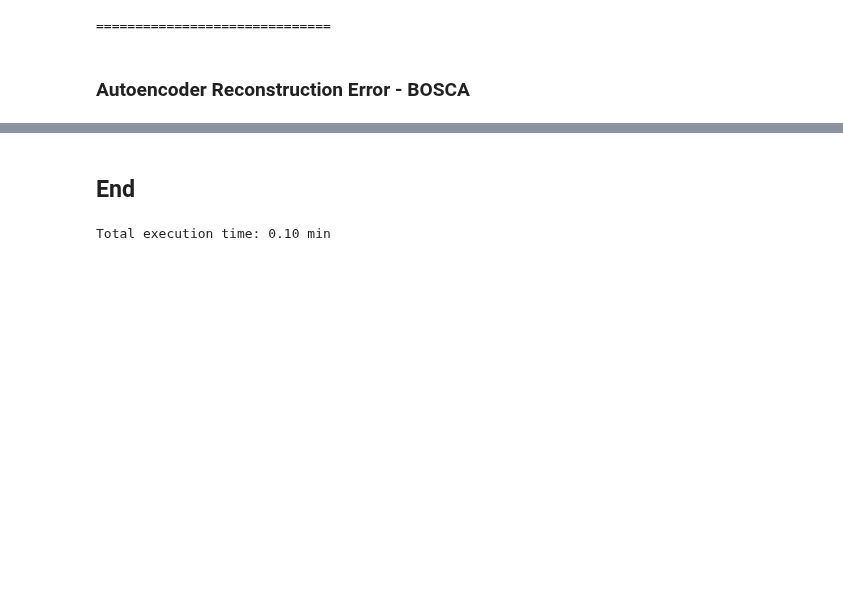
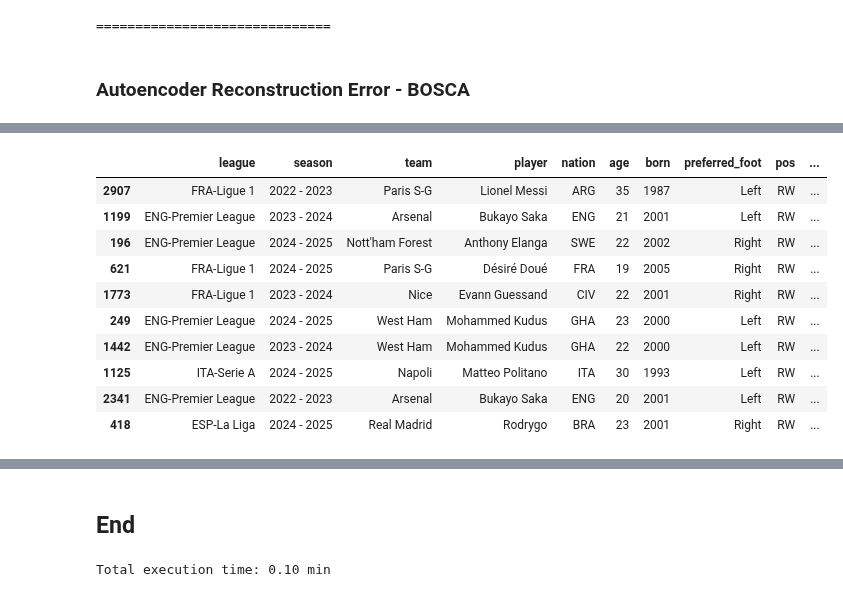
Before and after one commit to andreamurari/DataDriven_Soccer_Scouting, a Jupyter notebook: DataDriven_Soccer_Scouting.ipynb, the cells around one changed output, grey strips where cells are left out. Cells and saved outputs as stored; diff of their text form; code cells hidden in the pictures; blank space fills up the shorter version.

```diff
--- a/DataDriven_Soccer_Scouting.ipynb
+++ b/DataDriven_Soccer_Scouting.ipynb
@@ -1357,0 +1430,86 @@ plot_cluster_league(0)
+# %%
+print("--- Building Autoencoder per Player Position (sklearn) ---")
+
+from sklearn.neural_network import MLPRegressor
+import numpy as np
+import pandas as pd
+
+unique_positions = df_info_reset['pos'].unique()
+
+all_reconstruction_errors_by_pos = []
+
+for pos_name in unique_positions:
+    print(f"\nProcessing position: {pos_name}...")
+
+    # Filter data for current position
+    position_mask = df_info_reset['pos'] == pos_name
+    X_scaled_pos = X_scaled[position_mask]
+    df_info_pos = df_info_reset[position_mask].copy()
+
+    # Need enough data
+    if X_scaled_pos.shape[0] < 2:
+        print(f"  Skipping {pos_name}: not enough players.")
+        continue
+
+    # ==========================================
+    # AUTOENCODER (MLPRegressor)
+    # ==========================================
+
+    autoencoder_pos = MLPRegressor(
+        hidden_layer_sizes=(64, 32, 10, 32, 64),
+        activation='tanh',
+        solver='adam',
+        max_iter=300,
+        random_state=42
+    )
+
+    # TRAINING
+    print(f"  Training autoencoder for {pos_name}...")
+    autoencoder_pos.fit(X_scaled_pos, X_scaled_pos)
+
+    # ==========================================
+    # RECONSTRUCTION ERROR
+    # ==========================================
+
+    X_reconstructed_pos = autoencoder_pos.predict(X_scaled_pos)
+
+    reconstruction_errors_pos = np.mean(
+        (X_scaled_pos - X_reconstructed_pos) ** 2,
+        axis=1
+    )
+
+    # Store results
+    df_reconstruction_error_pos = df_info_pos.copy()
+    df_reconstruction_error_pos['reconstruction_error'] = reconstruction_errors_pos
+
+    all_reconstruction_errors_by_pos.append(df_reconstruction_error_pos)
+
+    print(f"  Top anomalies for {pos_name}:")
+
+    display(
+        df_reconstruction_error_pos
+        .sort_values(by='reconstruction_error', ascending=False)
+        .head(10)
+    )
+
+# ==========================================
+# FINAL TABLE
+# ==========================================
+
+if all_reconstruction_errors_by_pos:
+    df_all_position_anomalies = pd.concat(
+        all_reconstruction_errors_by_pos,
+        ignore_index=True
+    )
+
+    print("\n--- All Position-Specific Anomalies (Top 10 overall) ---")
+
+    display(
+        df_all_position_anomalies
+        .sort_values(by='reconstruction_error', ascending=False)
+        .head(10)
+    )
+
+else:
+    print("\nNo models trained due to insufficient data.")
+# %% [output]
@@ -1357,0 +1521,11 @@ plot_cluster_league(0)
+|  | league | season | team | player | nation | age | born | preferred_foot | pos | ... |
+| 2907 | FRA-Ligue 1 | 2022 - 2023 | Paris S-G | Lionel Messi | ARG | 35 | 1987 | Left | RW | ... |
+| 1199 | ENG-Premier League | 2023 - 2024 | Arsenal | Bukayo Saka | ENG | 21 | 2001 | Left | RW | ... |
+| 196 | ENG-Premier League | 2024 - 2025 | Nott'ham Forest | Anthony Elanga | SWE | 22 | 2002 | Right | RW | ... |
+| 621 | FRA-Ligue 1 | 2024 - 2025 | Paris S-G | Désiré Doué | FRA | 19 | 2005 | Right | RW | ... |
+| 1773 | FRA-Ligue 1 | 2023 - 2024 | Nice | Evann Guessand | CIV | 22 | 2001 | Right | RW | ... |
+| 249 | ENG-Premier League | 2024 - 2025 | West Ham | Mohammed Kudus | GHA | 23 | 2000 | Left | RW | ... |
+| 1442 | ENG-Premier League | 2023 - 2024 | West Ham | Mohammed Kudus | GHA | 22 | 2000 | Left | RW | ... |
+| 1125 | ITA-Serie A | 2024 - 2025 | Napoli | Matteo Politano | ITA | 30 | 1993 | Left | RW | ... |
+| 2341 | ENG-Premier League | 2022 - 2023 | Arsenal | Bukayo Saka | ENG | 20 | 2001 | Left | RW | ... |
+| 418 | ESP-La Liga | 2024 - 2025 | Real Madrid | Rodrygo | BRA | 23 | 2001 | Right | RW | ... |
```
Also changed, not shown: parts of 9 cells of this notebook, 1 other file.
